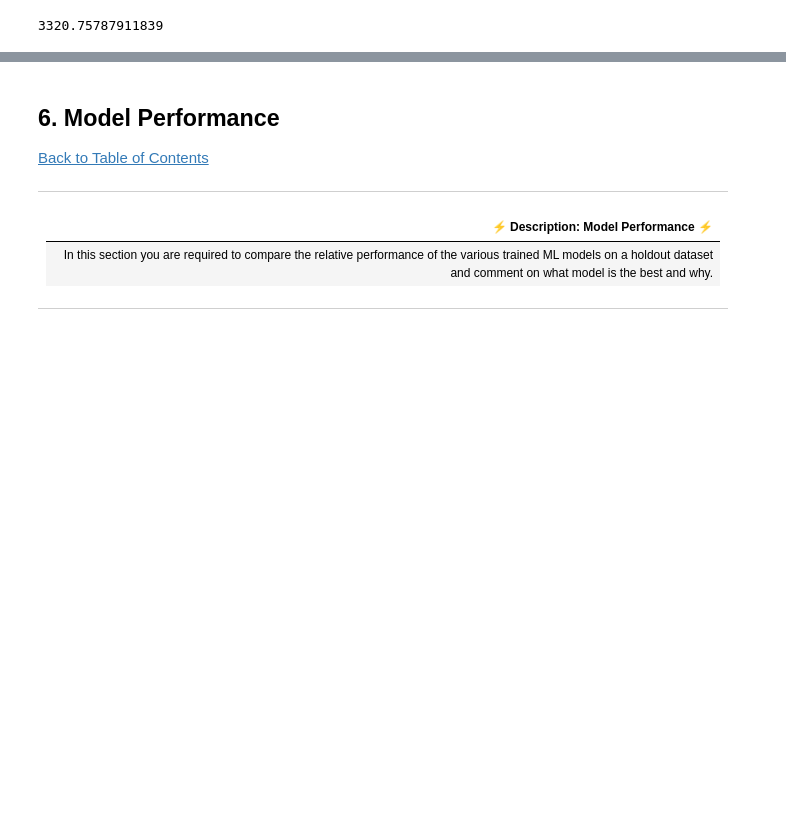
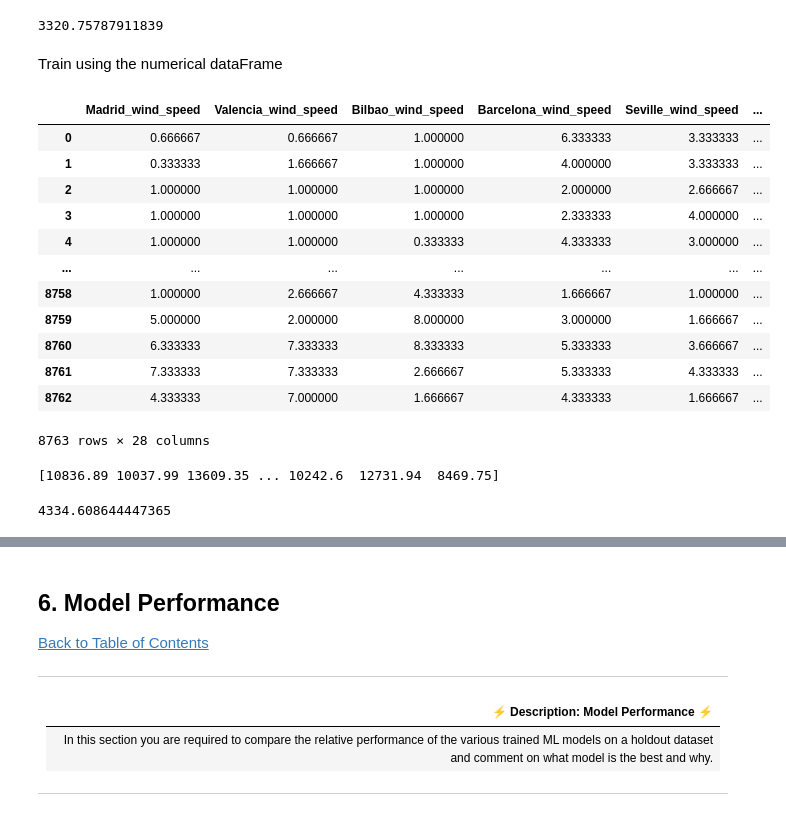
Before and after one commit to AneleMaphalala/Regression-Sprint-2307FTDS-Anele-Maphalala, a Jupyter notebook: Notebook.ipynb, the cells around one changed output, grey strips where cells are left out. Cells and saved outputs as stored; diff of their text form; code cells hidden in the pictures; blank space fills up the shorter version.

Commit message:
feat: train model using numerical dataFrame

```diff
--- a/Notebook.ipynb
+++ b/Notebook.ipynb
@@ -821,3 +817,17 @@ print(y_pred)
 print(val_rmse)
 # %% [output]
 3320.75787911839
+# %% [markdown]
+Train using the numerical dataFrame
+# %%
+## Splitting our data into dependent Variable and Independent Variable
+X = X.astype('int')
+X = df_train_numerical[['Madrid_wind_speed','Valencia_wind_speed',  'Bilbao_wind_speed', 'Barcelona_wind_speed', 'Seville_wind_speed',
+                        'Bilbao_rain_1h', 'Madrid_rain_1h', 'Barcelona_rain_1h', 'Seville_rain_1h',
+                        'Seville_humidity', 'Madrid_humidity','Valencia_humidity',
+                        'Madrid_pressure', 'Bilbao_pressure','Barcelona_pressure',
+                        'Valencia_temp','Seville_temp', 'Bilbao_temp','Barcelona_temp', 'Madrid_temp',
+                        'Valencia_temp_min','Barcelona_temp_min', 'Seville_temp_min', 'Madrid_temp_min',
+                        'Seville_temp_max', 'Valencia_temp_max','Madrid_temp_max', 'Bilbao_temp_max',
+                        ]]
+y = df_train_numerical['load_shortfall_3h'].astype('int')
@@ -823,0 +837,16 @@ print(val_rmse)
+# %%
+X
+# %% [output]
+|  | Madrid_wind_speed | Valencia_wind_speed | Bilbao_wind_speed | Barcelona_wind_speed | Seville_wind_speed | ... |
+| 0 | 0.666667 | 0.666667 | 1.000000 | 6.333333 | 3.333333 | ... |
+| 1 | 0.333333 | 1.666667 | 1.000000 | 4.000000 | 3.333333 | ... |
+| 2 | 1.000000 | 1.000000 | 1.000000 | 2.000000 | 2.666667 | ... |
+| 3 | 1.000000 | 1.000000 | 1.000000 | 2.333333 | 4.000000 | ... |
+| 4 | 1.000000 | 1.000000 | 0.333333 | 4.333333 | 3.000000 | ... |
+| ... | ... | ... | ... | ... | ... | ... |
+| 8758 | 1.000000 | 2.666667 | 4.333333 | 1.666667 | 1.000000 | ... |
+| 8759 | 5.000000 | 2.000000 | 8.000000 | 3.000000 | 1.666667 | ... |
+| 8760 | 6.333333 | 7.333333 | 8.333333 | 5.333333 | 3.666667 | ... |
+| 8761 | 7.333333 | 7.333333 | 2.666667 | 5.333333 | 4.333333 | ... |
+| 8762 | 4.333333 | 7.000000 | 1.666667 | 4.333333 | 1.666667 | ... |
+8763 rows × 28 columns
@@ -823,0 +875,8 @@ print(val_rmse)
+# %%
+print(y_pred)
+# %% [output]
+[10836.89 10037.99 13609.35 ... 10242.6  12731.94  8469.75]
+# %%
+print(val_rmse)
+# %% [output]
+4334.608644447365
```
Also changed, not shown: parts of 9 cells of this notebook, 2 other files.
